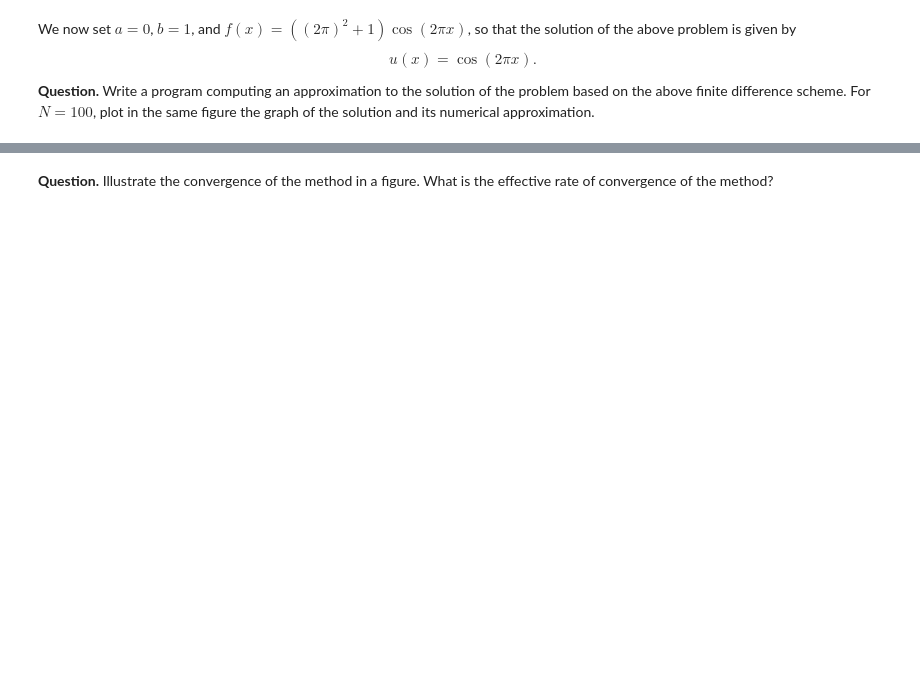
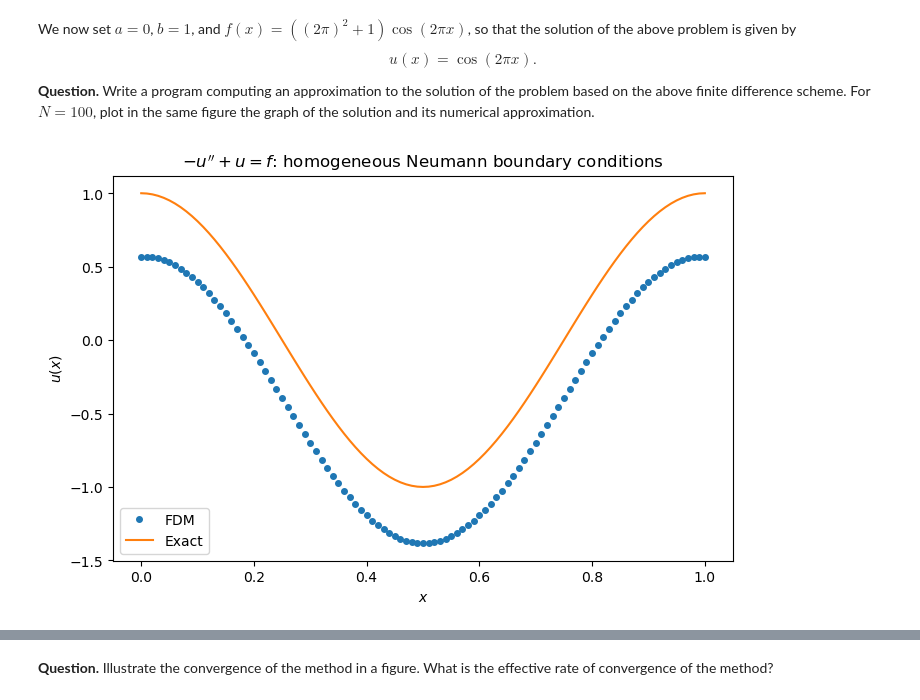
Before and after one commit to Marshhall/FDM_Elliptic, a Jupyter notebook: main.ipynb, the cells around one changed output, grey strips where cells are left out. Drawn from its saved outputs; the diff is of its cells as text; code cells hidden in the pictures; blank space fills up the shorter version.

Commit message:
Neumann BCs, order 2

```diff
--- a/main.ipynb
+++ b/main.ipynb
@@ -460,3 +491,10 @@ where $\tilde{A}$ is a matrix of order $N-1$, $I_{N-1}$ is the identity matrix o
+# %%
+def A_neumann(N, dx):
+    A = - np.eye(N-1, k=1) + 2 * np.eye(N-1) - np.eye(N-1, k=-1)
+    A[0, 0] = 1
+    A[-1, -1] = 1
+
+    return A / dx**2
 # %% [markdown]
 We now set $a=0$, $b=1$, and $f(x)=((2\pi)^2+1)\cos(2\pi x)$, so that the solution of the above problem is given by
 $$
@@ -464,3 +502,29 @@ u(x)=\cos(2\pi x).
 $$
 
 **Question.** Write a program computing an approximation to the solution of the problem based on the above finite difference scheme. For $N=100$, plot in the same figure the graph of the solution and its numerical approximation.
+# %%
+a = 0.
+b = 1.
+N = 100
+dx = (b-a) / N
+x = np.linspace(a, b, N+1)
+
+f = lambda x: ((2*np.pi)**2 + 1) * np.cos(2 * np.pi * x)
+u_exact = np.cos(2 * np.pi * x)
+
+A_tilde = A_neumann(N, dx)
+B = f(x[1:-1])
+lu, piv = lu_factor(A_tilde + np.eye(N-1))
+u_interior = lu_solve((lu, piv), B)
+u = np.concatenate(([u_interior[0]], u_interior, [u_interior[-1]]))
+# %%
+plt.figure(figsize=(8, 5))
+plt.plot(x, u, "o", markersize=4, label="FDM")
+plt.plot(x, u_exact, "-", label="Exact")
+plt.xlabel("$x$")
+plt.ylabel("$u(x)$")
+plt.title(r"$-u''+u=f$: homogeneous Neumann boundary conditions")
+plt.legend()
+plt.show()
+# %% [output]
+[figure, added]
```
Also changed, not shown: parts of 13 cells of this notebook.
